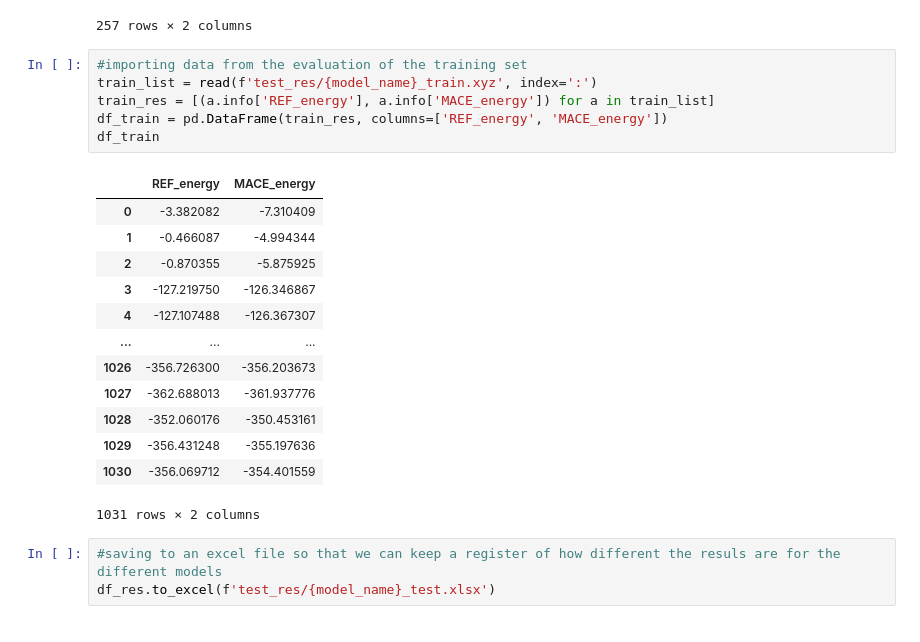
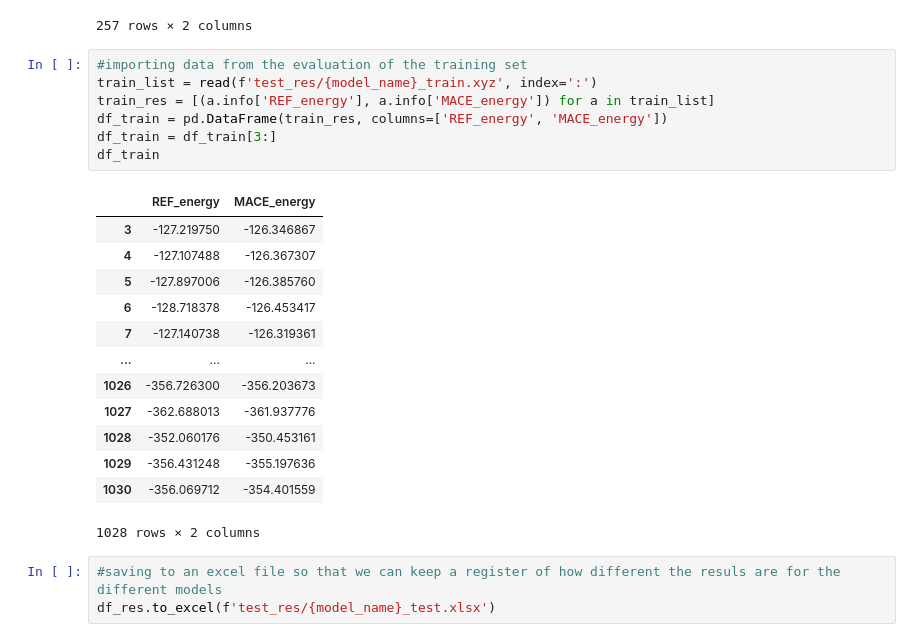
Before and after one commit to ShannonNCM/research_files, a Jupyter notebook: new_model/model_03/training_notebook.ipynb, the cells around one changed output. Saved outputs shown, nothing was run; the diff lists cells and outputs as text.

```diff
--- a/new_model/model_03/training_notebook.ipynb
+++ b/new_model/model_03/training_notebook.ipynb
@@ -236,23 +236,24 @@ df_res
 # %%
 #importing data from the evaluation of the training set
 train_list = read(f'test_res/{model_name}_train.xyz', index=':')
 train_res = [(a.info['REF_energy'], a.info['MACE_energy']) for a in train_list]
 df_train = pd.DataFrame(train_res, columns=['REF_energy', 'MACE_energy'])
+df_train = df_train[3:]
 df_train
 # %% [output]
 |  | REF_energy | MACE_energy |
-| 0 | -3.382082 | -7.310409 |
-| 1 | -0.466087 | -4.994344 |
-| 2 | -0.870355 | -5.875925 |
 | 3 | -127.219750 | -126.346867 |
 | 4 | -127.107488 | -126.367307 |
+| 5 | -127.897006 | -126.385760 |
+| 6 | -128.718378 | -126.453417 |
+| 7 | -127.140738 | -126.319361 |
 | ... | ... | ... |
 | 1026 | -356.726300 | -356.203673 |
 | 1027 | -362.688013 | -361.937776 |
 | 1028 | -352.060176 | -350.453161 |
 | 1029 | -356.431248 | -355.197636 |
 | 1030 | -356.069712 | -354.401559 |
-1031 rows × 2 columns
+1028 rows × 2 columns
 # %%
 #saving to an excel file so that we can keep a register of how different the resuls are for the different models
 df_res.to_excel(f'test_res/{model_name}_test.xlsx')
```
Also changed, not shown: parts of 1 cell of this notebook.
